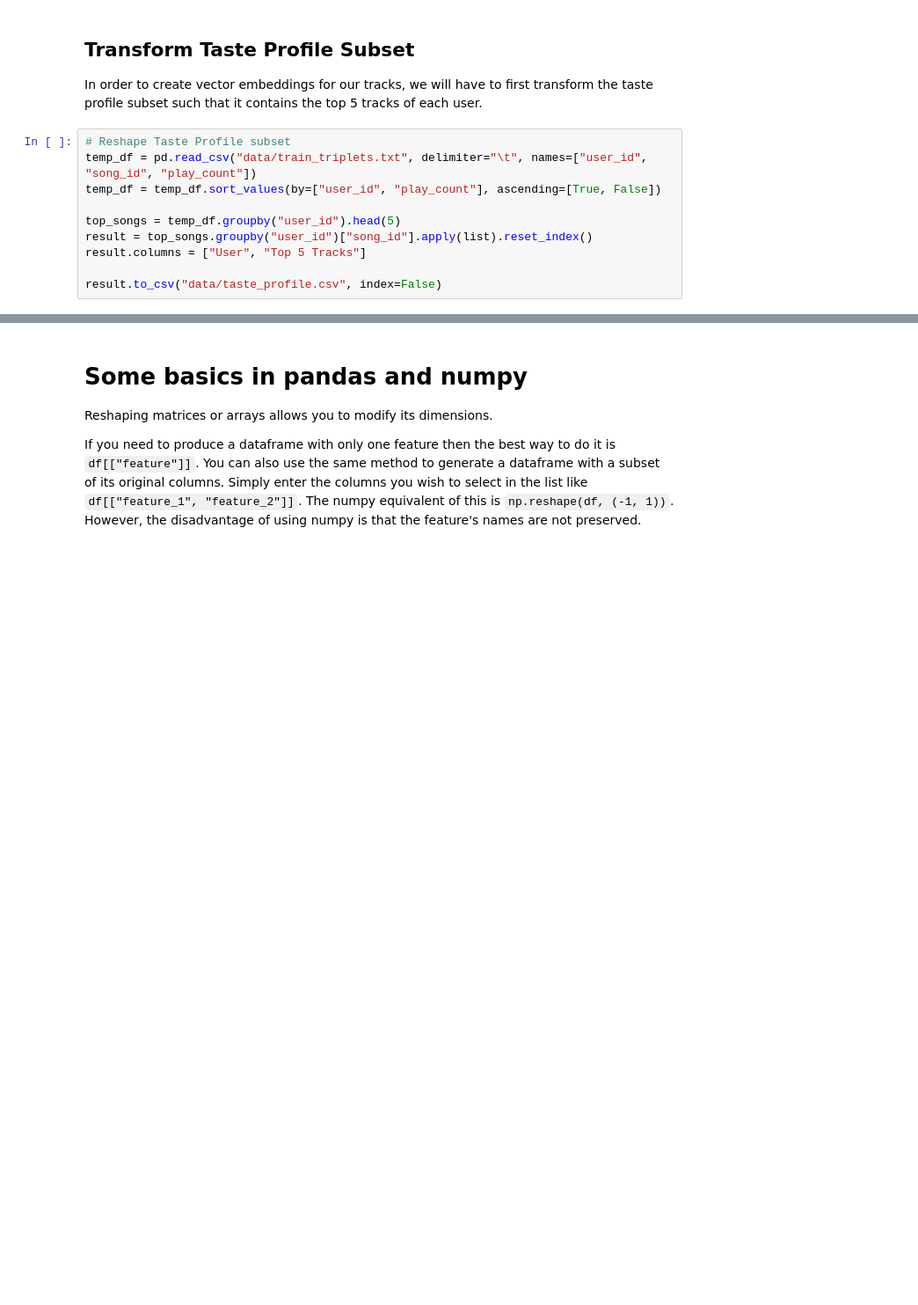
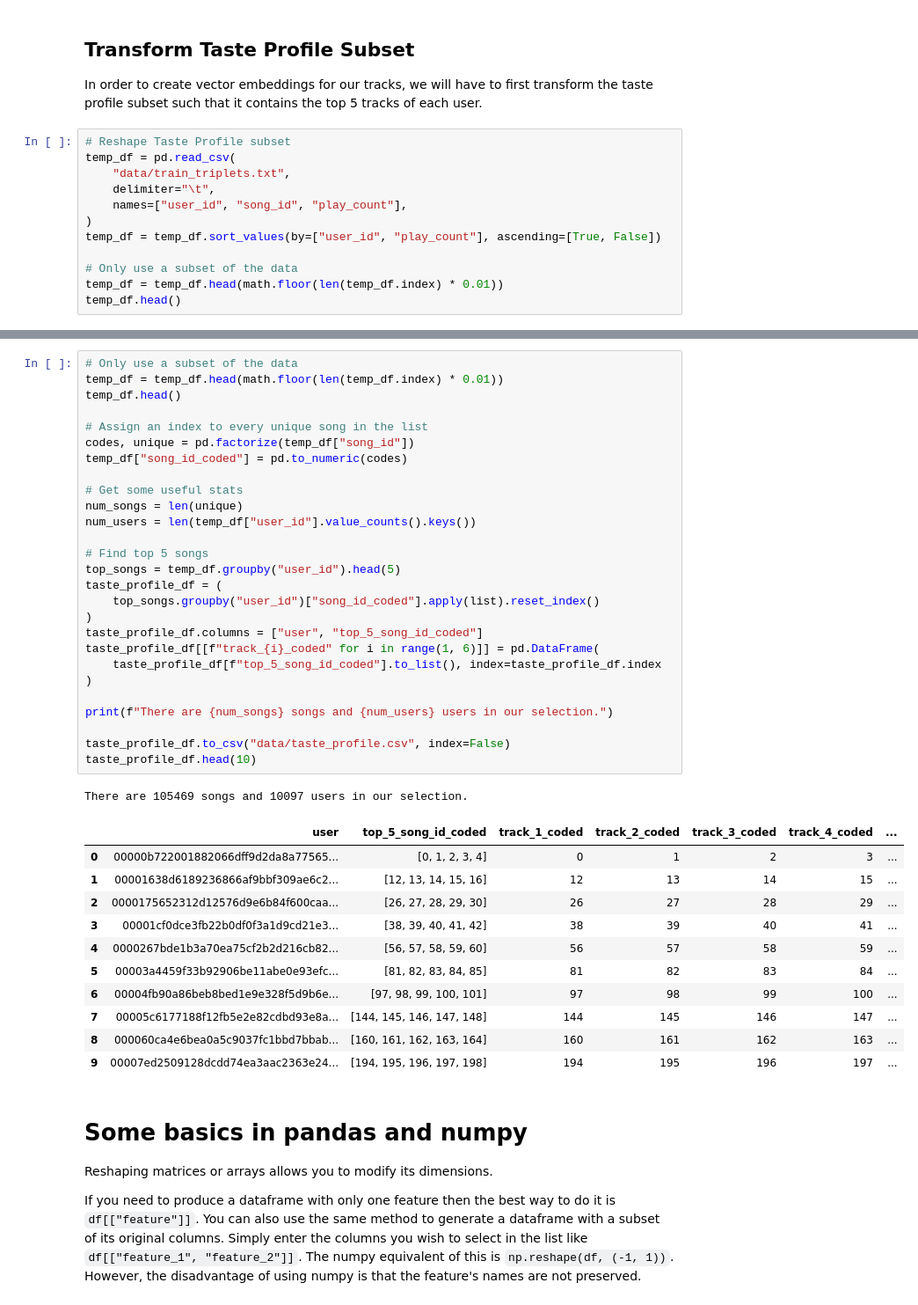
Before and after one commit to Trev241/sounds-like, a Jupyter notebook: notebook.ipynb, the cells around one changed output, grey strips where cells are left out. Shown at 88% size. Saved outputs shown, nothing was run; the diff lists cells and outputs as text; blank space fills up the shorter version.

```diff
--- a/notebook.ipynb
+++ b/notebook.ipynb
@@ -120,12 +127,14 @@ df[["analysis/songs/key", "analysis/songs/mode"]].head(10)
 In order to create vector embeddings for our tracks, we will have to first transform the taste profile subset such that it contains the top 5 tracks of each user.
 # %%
 # Reshape Taste Profile subset
-temp_df = pd.read_csv("data/train_triplets.txt", delimiter="\t", names=["user_id", "song_id", "play_count"])
+temp_df = pd.read_csv(
+    "data/train_triplets.txt",
+    delimiter="\t",
+    names=["user_id", "song_id", "play_count"],
+)
 temp_df = temp_df.sort_values(by=["user_id", "play_count"], ascending=[True, False])
 
-top_songs = temp_df.groupby("user_id").head(5)
-result = top_songs.groupby("user_id")["song_id"].apply(list).reset_index()
-result.columns = ["User", "Top 5 Tracks"]
-
-result.to_csv("data/taste_profile.csv", index=False)
+# Only use a subset of the data
+temp_df = temp_df.head(math.floor(len(temp_df.index) * 0.01))
+temp_df.head()
 # %% [output]
@@ -133,3 +147,43 @@ KeyError: 'user_id'
+# %%
+# Only use a subset of the data
+temp_df = temp_df.head(math.floor(len(temp_df.index) * 0.01))
+temp_df.head()
+
+# Assign an index to every unique song in the list
+codes, unique = pd.factorize(temp_df["song_id"])
+temp_df["song_id_coded"] = pd.to_numeric(codes)
+
+# Get some useful stats
+num_songs = len(unique)
+num_users = len(temp_df["user_id"].value_counts().keys())
+
+# Find top 5 songs
+top_songs = temp_df.groupby("user_id").head(5)
+taste_profile_df = (
+    top_songs.groupby("user_id")["song_id_coded"].apply(list).reset_index()
+)
+taste_profile_df.columns = ["user", "top_5_song_id_coded"]
+taste_profile_df[[f"track_{i}_coded" for i in range(1, 6)]] = pd.DataFrame(
+    taste_profile_df[f"top_5_song_id_coded"].to_list(), index=taste_profile_df.index
+)
+
+print(f"There are {num_songs} songs and {num_users} users in our selection.")
+
+taste_profile_df.to_csv("data/taste_profile.csv", index=False)
+taste_profile_df.head(10)
+# %% [output]
+There are 105469 songs and 10097 users in our selection.
+|  | user | top_5_song_id_coded | track_1_coded | track_2_coded | track_3_coded | track_4_coded | ... |
+| 0 | 00000b722001882066dff9d2da8a77565... | [0, 1, 2, 3, 4] | 0 | 1 | 2 | 3 | ... |
+| 1 | 00001638d6189236866af9bbf309ae6c2... | [12, 13, 14, 15, 16] | 12 | 13 | 14 | 15 | ... |
+| 2 | 0000175652312d12576d9e6b84f600caa... | [26, 27, 28, 29, 30] | 26 | 27 | 28 | 29 | ... |
+| 3 | 00001cf0dce3fb22b0df0f3a1d9cd21e3... | [38, 39, 40, 41, 42] | 38 | 39 | 40 | 41 | ... |
+| 4 | 0000267bde1b3a70ea75cf2b2d216cb82... | [56, 57, 58, 59, 60] | 56 | 57 | 58 | 59 | ... |
+| 5 | 00003a4459f33b92906be11abe0e93efc... | [81, 82, 83, 84, 85] | 81 | 82 | 83 | 84 | ... |
+| 6 | 00004fb90a86beb8bed1e9e328f5d9b6e... | [97, 98, 99, 100, 101] | 97 | 98 | 99 | 100 | ... |
+| 7 | 00005c6177188f12fb5e2e82cdbd93e8a... | [144, 145, 146, 147, 148] | 144 | 145 | 146 | 147 | ... |
+| 8 | 000060ca4e6bea0a5c9037fc1bbd7bbab... | [160, 161, 162, 163, 164] | 160 | 161 | 162 | 163 | ... |
+| 9 | 00007ed2509128dcdd74ea3aac2363e24... | [194, 195, 196, 197, 198] | 194 | 195 | 196 | 197 | ... |
 # %% [markdown]
 # Some basics in pandas and numpy
 
```
Also changed, not shown: parts of 16 cells of this notebook, 3 other files.
